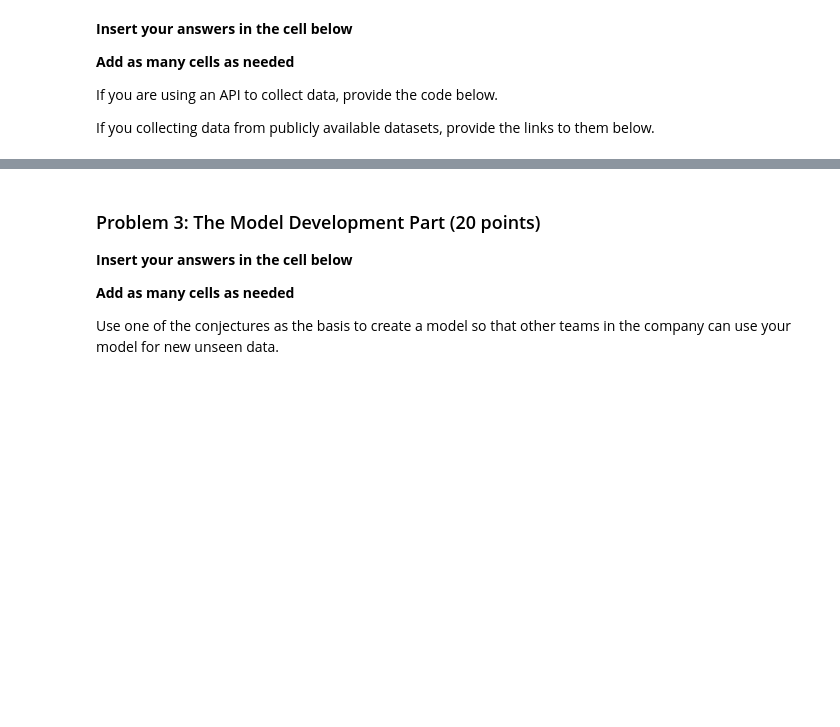
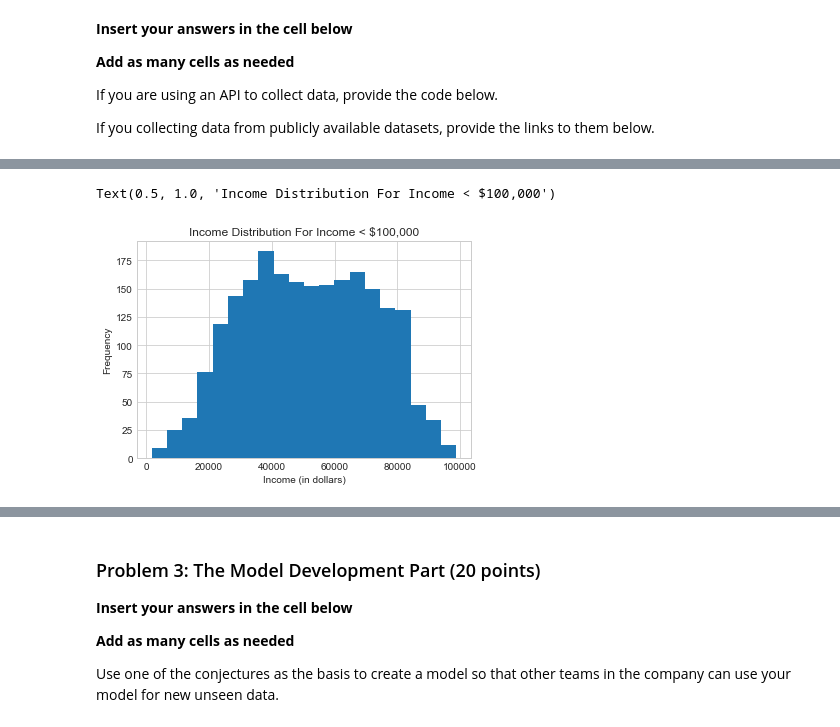
Before and after one commit to aschuliger/DS501_CaseStudy4, a Jupyter notebook: Case_Study_4.ipynb, the cells around one changed output, grey strips where cells are left out. Cells and saved outputs as stored; diff of their text form; code cells hidden in the pictures; blank space fills up the shorter version.

```diff
--- a/Case_Study_4.ipynb
+++ b/Case_Study_4.ipynb
@@ -136,0 +188,11 @@ marketing_data["CampaignAccepted"] = campaign_accepted
+# %%
+#income distribution from <100000
+income_dist_under_100K = pysqldf("SELECT * FROM marketing_data WHERE Income < 100000")
+
+plt.hist(x=income_dist_under_100K['Income'], bins='auto')
+plt.xlabel('Income (in dollars)')
+plt.ylabel("Frequency")
+plt.title("Income Distribution For Income < $100,000")
+# %% [output]
+Text(0.5, 1.0, 'Income Distribution For Income < $100,000')
+[figure, added]
```
Also changed, not shown: parts of 60 cells of this notebook.
